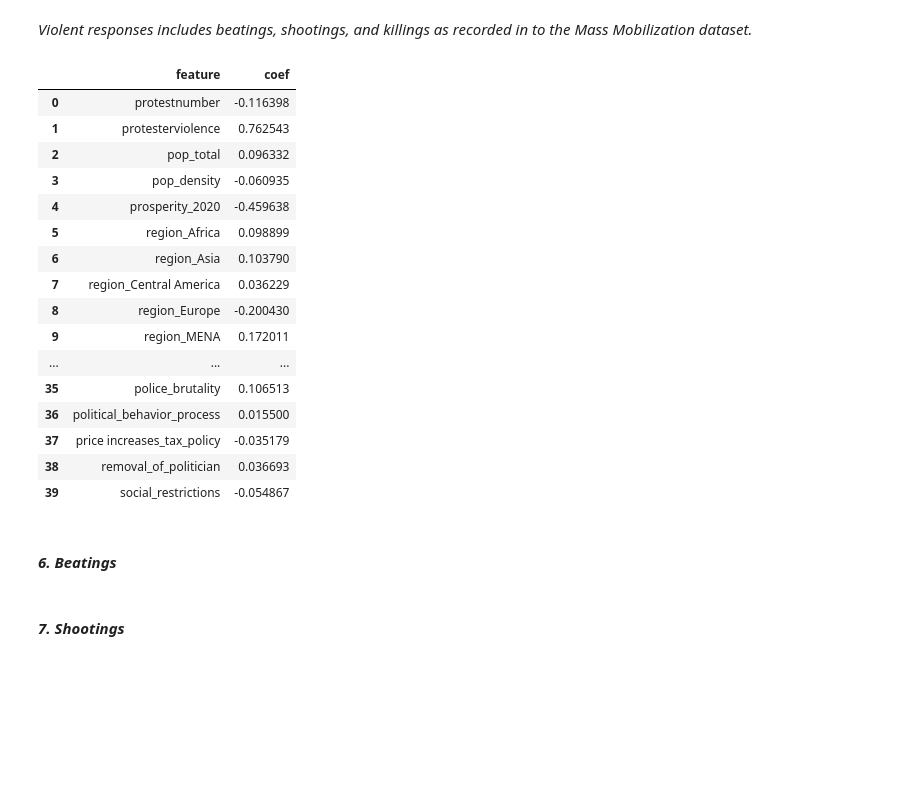
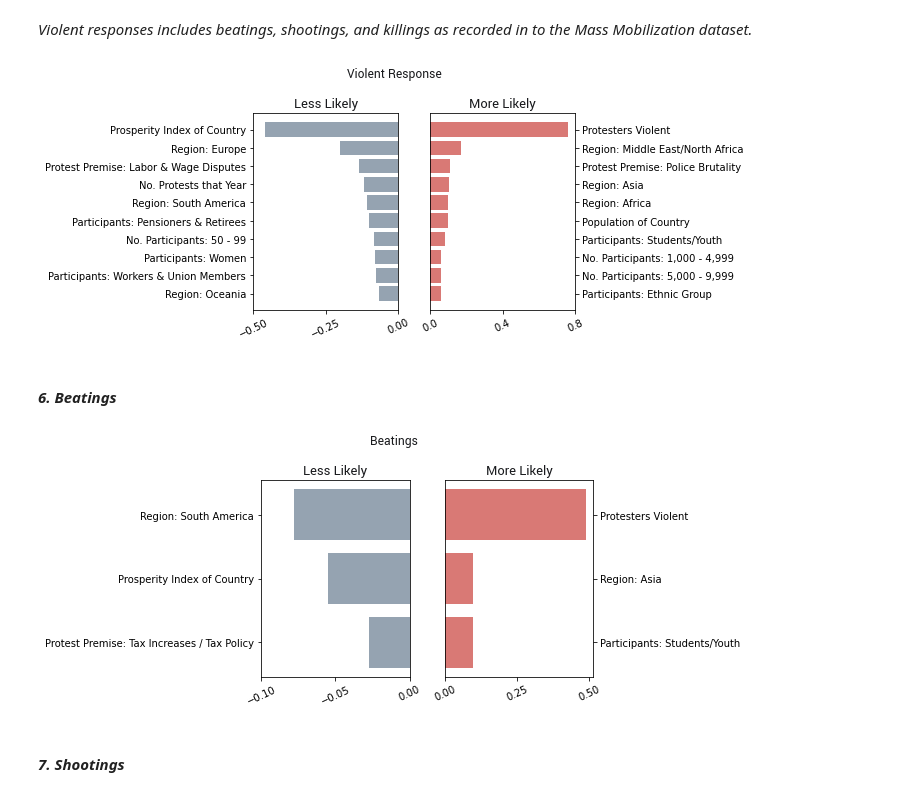
Before and after one commit to EmFib/Mass-Protests, a Jupyter notebook: users/log_reg_for_metrics_en.ipynb, the cells around one changed output. Drawn from its saved outputs; the diff is of its cells as text; code cells hidden in the pictures; blank space fills up the shorter version.

```diff
--- a/users/log_reg_for_metrics_en.ipynb
+++ b/users/log_reg_for_metrics_en.ipynb
@@ -580,27 +532,15 @@ logreg_vr = LogisticRegression(C=0.01, max_iter=100, penalty='l2', solver='saga'
 
 X_train_vr, roc_auc, f1_score_train, f1_score_test, precision_train, precision_test, \
 recall_train, recall_test, accuracy_train, accuracy_tet = state_response_predictor(mass_no_country, features, 'violent_response', logreg_vr)
+# %%
+negative_features_vr, negative_coeffs_vr, positive_features_vr, positive_coeffs_vr = find_most_important_features(X_train_vr, logreg_vr, n=10)
+
+plot_most_important_features(negative_features_vr, negative_coeffs_vr, positive_features_vr, positive_coeffs_vr, 'Violent Response')
+# %% [output]
+[figure, added]
 # %%
-vr_coef = pd.DataFrame(list(zip(X_train_vr.columns, logreg_vr.coef_[0])), columns=['feature', 'coef'])
-vr_coef
+# vr_coef = pd.DataFrame(list(zip(X_train_vr.columns, logreg_vr.coef_[0])), columns=['feature', 'coef'])
+# vr_coef
-# %% [output]
-|  | feature | coef |
-| 0 | protestnumber | -0.116398 |
-| 1 | protesterviolence | 0.762543 |
-| 2 | pop_total | 0.096332 |
-| 3 | pop_density | -0.060935 |
-| 4 | prosperity_2020 | -0.459638 |
-| 5 | region_Africa | 0.098899 |
-| 6 | region_Asia | 0.103790 |
-| 7 | region_Central America | 0.036229 |
-| 8 | region_Europe | -0.200430 |
-| 9 | region_MENA | 0.172011 |
-| ... | ... | ... |
-| 35 | police_brutality | 0.106513 |
-| 36 | political_behavior_process | 0.015500 |
-| 37 | price increases_tax_policy | -0.035179 |
-| 38 | removal_of_politician | 0.036693 |
-| 39 | social_restrictions | -0.054867 |
 # %% [markdown]
 #### **_6. Beatings_**
 # %%
@@ -608,6 +548,12 @@ logreg_beat = LogisticRegression(C=0.01, max_iter=100, penalty='l1', solver='lib
 
 X_train_beat, roc_auc, f1_score_train, f1_score_test, precision_train, precision_test, \
 recall_train, recall_test, accuracy_train, accuracy_test = state_response_predictor(mass_no_country, features, 'beatings', logreg_beat)
+# %%
+negative_features_beat, negative_coeffs_beat, positive_features_beat, positive_coeffs_beat = find_most_important_features(X_train_beat, logreg_beat, n=3)
+
+plot_most_important_features(negative_features_beat, negative_coeffs_beat, positive_features_beat, positive_coeffs_beat, 'Beatings')
+# %% [output]
+[figure, added]
 # %% [markdown]
 #### **_7. Shootings_**
 # %%
```
Also changed, not shown: parts of 17 cells of this notebook.
